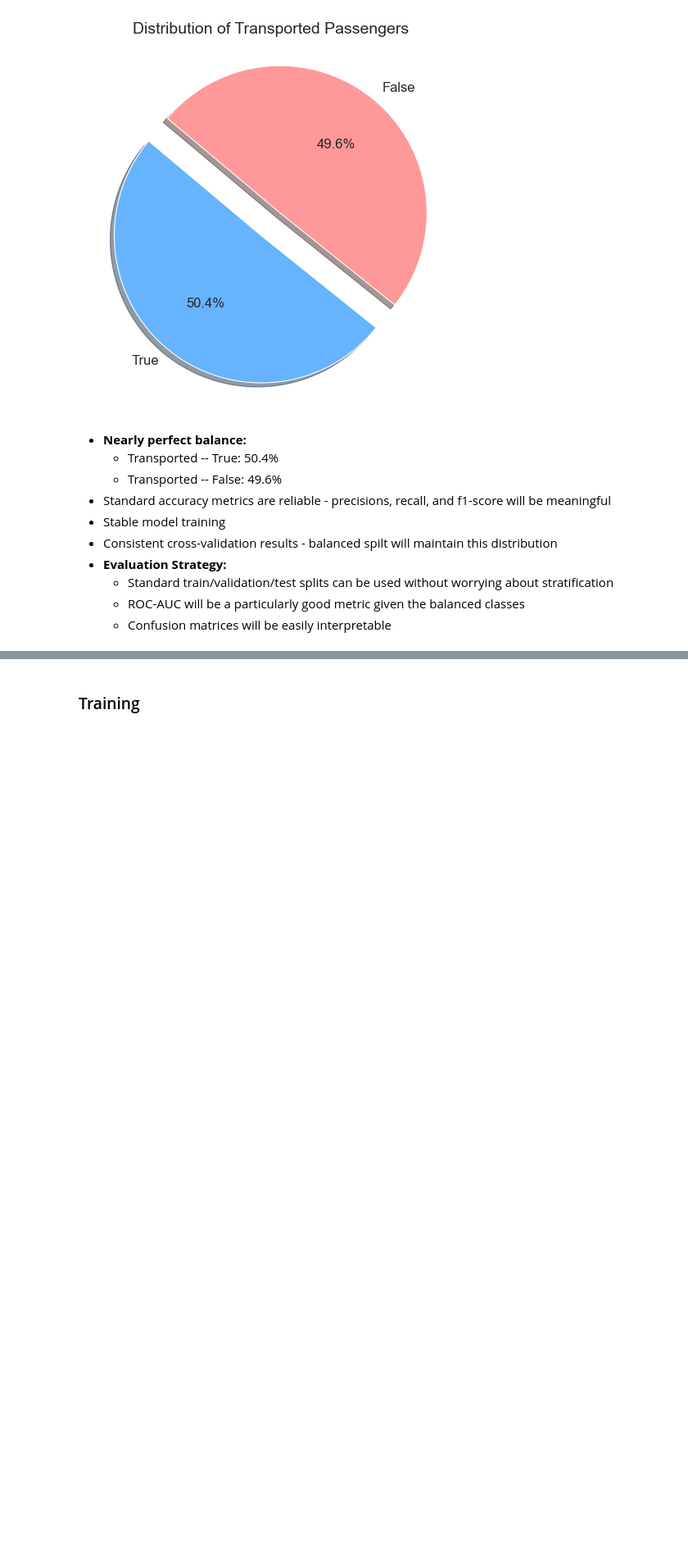
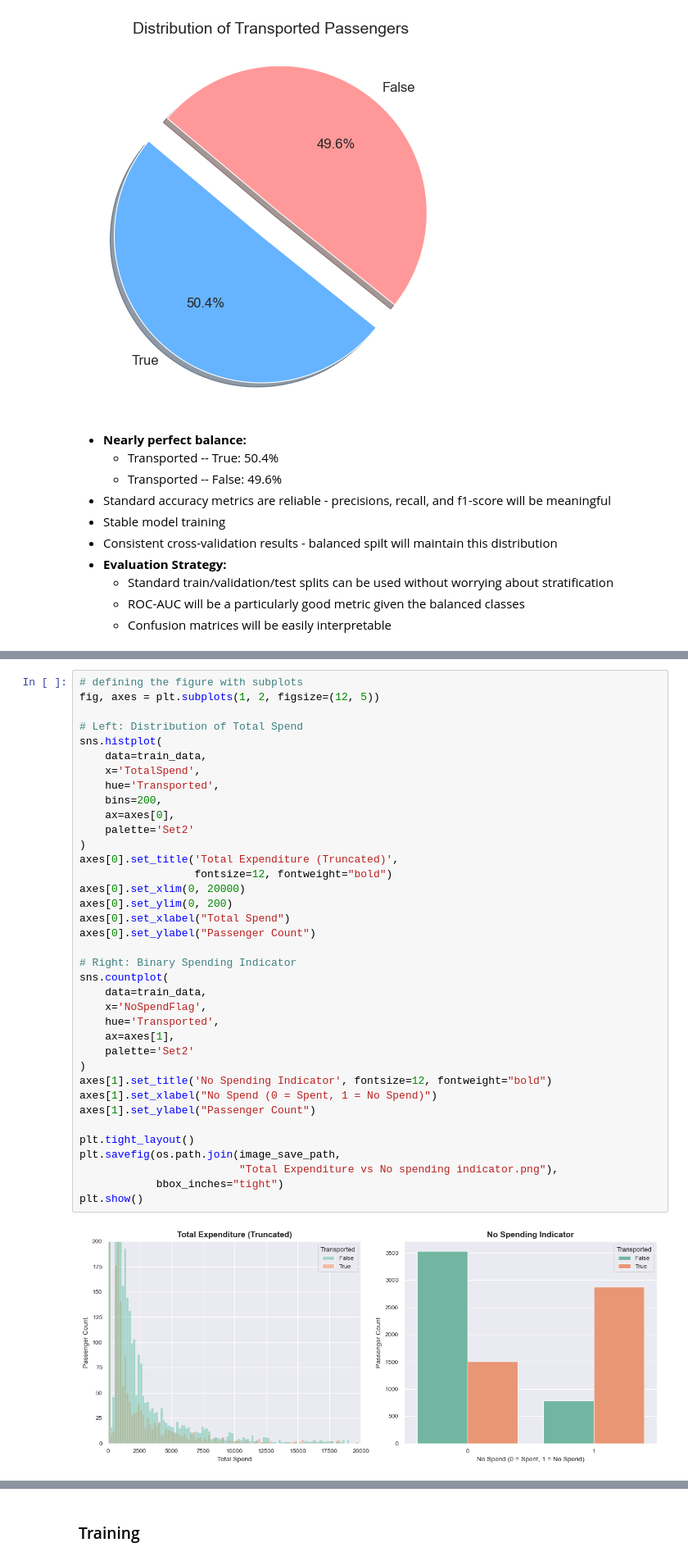
Before and after one commit to RMDS-GroupProject/spaceship_titanic, a Jupyter notebook: impute_missing_values.ipynb, the cells around one changed output, grey strips where cells are left out. Shown at 82% size. Drawn from its saved outputs; the diff is of its cells as text; blank space fills up the shorter version.

```diff
--- a/impute_missing_values.ipynb
+++ b/impute_missing_values.ipynb
@@ -550,0 +755,39 @@ plt.show()
+# %%
+# defining the figure with subplots
+fig, axes = plt.subplots(1, 2, figsize=(12, 5))
+
+# Left: Distribution of Total Spend
+sns.histplot(
+    data=train_data,
+    x='TotalSpend',
+    hue='Transported',
+    bins=200,
+    ax=axes[0],
+    palette='Set2'
+)
+axes[0].set_title('Total Expenditure (Truncated)',
+                  fontsize=12, fontweight="bold")
+axes[0].set_xlim(0, 20000)
+axes[0].set_ylim(0, 200)
+axes[0].set_xlabel("Total Spend")
+axes[0].set_ylabel("Passenger Count")
+
+# Right: Binary Spending Indicator
+sns.countplot(
+    data=train_data,
+    x='NoSpendFlag',
+    hue='Transported',
+    ax=axes[1],
+    palette='Set2'
+)
+axes[1].set_title('No Spending Indicator', fontsize=12, fontweight="bold")
+axes[1].set_xlabel("No Spend (0 = Spent, 1 = No Spend)")
+axes[1].set_ylabel("Passenger Count")
+
+plt.tight_layout()
+plt.savefig(os.path.join(image_save_path,
+                         "Total Expenditure vs No spending indicator.png"),
+            bbox_inches="tight")
+plt.show()
+# %% [output]
+[figure, added]
```
Also changed, not shown: parts of 29 cells of this notebook.
